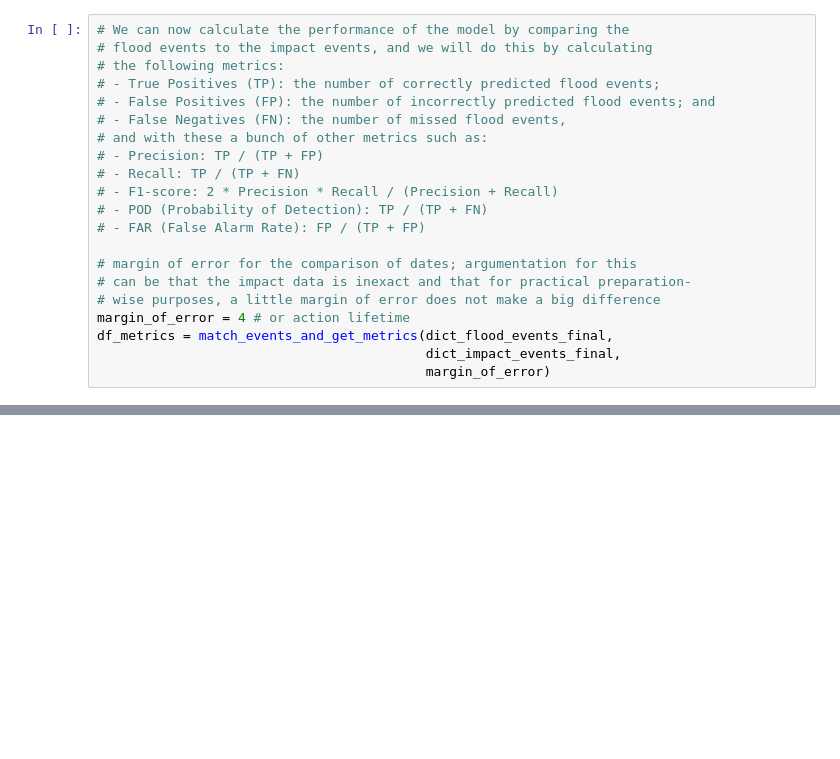
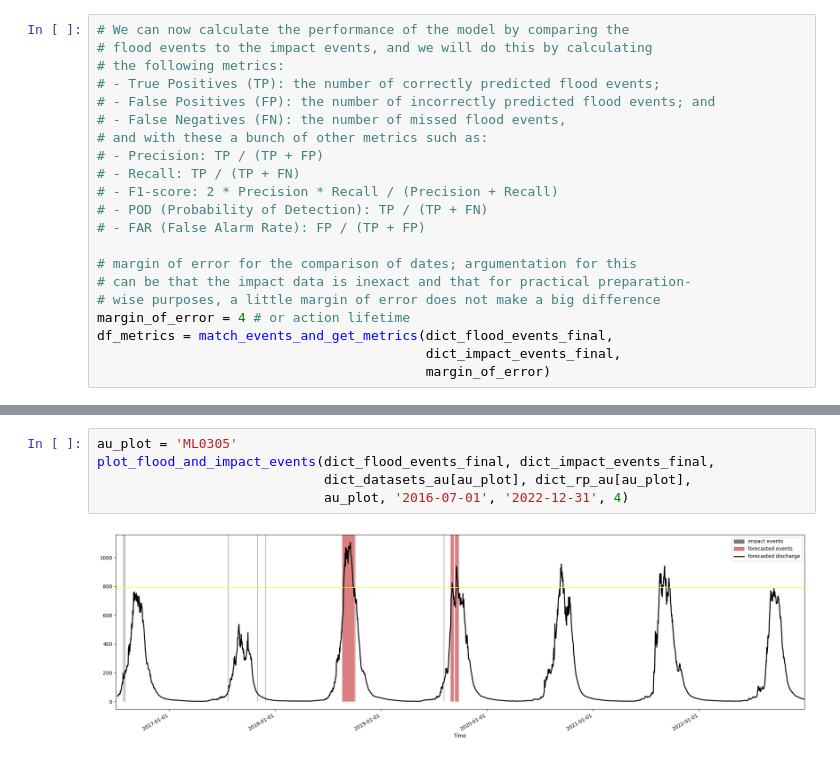
Before and after one commit to rodekruis/river-flood-data-analysis, a Jupyter notebook: GoogleFloodHub/src/GRRR.ipynb, the cells around one changed output, grey strips where cells are left out. Drawn from its saved outputs; the diff is of its cells as text; blank space fills up the shorter version.

```diff
--- a/GoogleFloodHub/src/GRRR.ipynb
+++ b/GoogleFloodHub/src/GRRR.ipynb
@@ -1882,0 +2048,7 @@ print(df_metrics)
+# %%
+au_plot = 'ML0305'
+plot_flood_and_impact_events(dict_flood_events_final, dict_impact_events_final,
+                             dict_datasets_au[au_plot], dict_rp_au[au_plot],
+                             au_plot, '2016-07-01', '2022-12-31', 4)
+# %% [output]
+[figure, added]
```
Also changed, not shown: parts of 10 cells of this notebook.
